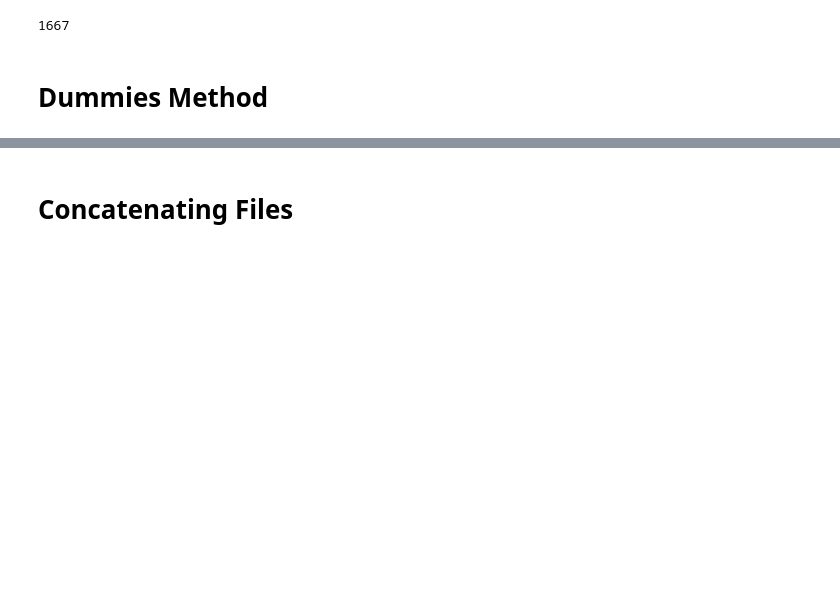
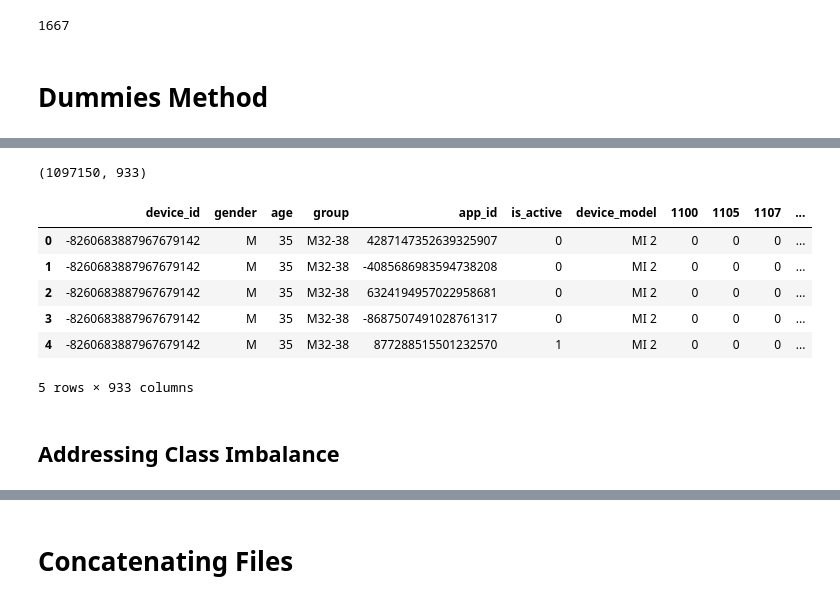
Before and after one commit to lamkg/Thinkful-Final-Capstone, a Jupyter notebook: Final Capstone.ipynb, the cells around one changed output, grey strips where cells are left out. Drawn from its saved outputs; the diff is of its cells as text; code cells hidden in the pictures; blank space fills up the shorter version.

Commit message:
Initiated the supervised models.

```diff
--- a/Final Capstone.ipynb
+++ b/Final Capstone.ipynb
@@ -342,8 +257,8 @@ phone_brands.encoded_model.nunique()
 # %% [markdown]
 # Dummies Method
 # %%
-# Convert brand and model into a continuous variable
-type_dummies = pd.get_dummies(phone_brands['brand_and_model'])
+# # Convert brand and model into a continuous variable
+# type_dummies = pd.get_dummies(phone_brands['brand_and_model'])
 
-# Concatenate the dummies with the original data set.
-phone_brands = pd.concat([phone_brands, type_dummies], axis=1)
+# # Concatenate the dummies with the original data set.
+# phone_brands = pd.concat([phone_brands, type_dummies], axis=1)
@@ -359,0 +274,10 @@ phone_brands.head()
+# %%
+# Merge ga_train and device_apps
+ga_apps = pd.merge(ga_train,
+                  device_apps[['app_id', 'is_active', 'device_id']],
+                  on='device_id').dropna()
+#Shape of ga_apps
+print(ga_apps.shape)
+
+# Show how the new df looks.
+ga_apps.head()
@@ -359,0 +292,9 @@ phone_brands.head()
+# %%
+ga_apps_brands = pd.merge(ga_apps,
+                         phone_brands[['device_id', 'device_model']],
+                         on='device_id').dropna()
+#Show me the shape
+print(ga_apps_brands.shape)
+
+#Look at how the data looks.
+ga_apps_brands.head()
@@ -359,0 +309,19 @@ phone_brands.head()
+# %%
+# Convert device model into a continuous variable
+type_dummies = pd.get_dummies(ga_apps_brands['device_model'])
+
+# Concatenate the dummies with the original data set.
+ga_apps_brands_mod = pd.concat([ga_apps_brands, type_dummies], axis=1)
+
+print(ga_apps_brands_mod.shape)
+
+ga_apps_brands_mod.head()
+# %% [output]
+(1097150, 933)
+|  | device_id | gender | age | group | app_id | is_active | device_model | 1100 | 1105 | 1107 | ... |
+| 0 | -8260683887967679142 | M | 35 | M32-38 | 4287147352639325907 | 0 | MI 2 | 0 | 0 | 0 | ... |
+| 1 | -8260683887967679142 | M | 35 | M32-38 | -4085686983594738208 | 0 | MI 2 | 0 | 0 | 0 | ... |
+| 2 | -8260683887967679142 | M | 35 | M32-38 | 6324194957022958681 | 0 | MI 2 | 0 | 0 | 0 | ... |
+| 3 | -8260683887967679142 | M | 35 | M32-38 | -8687507491028761317 | 0 | MI 2 | 0 | 0 | 0 | ... |
+| 4 | -8260683887967679142 | M | 35 | M32-38 | 877288515501232570 | 1 | MI 2 | 0 | 0 | 0 | ... |
+5 rows × 933 columns
@@ -359,0 +331,2 @@ phone_brands.head()
+# %% [markdown]
+## Addressing Class Imbalance
```
Also changed, not shown: parts of 36 cells of this notebook.
